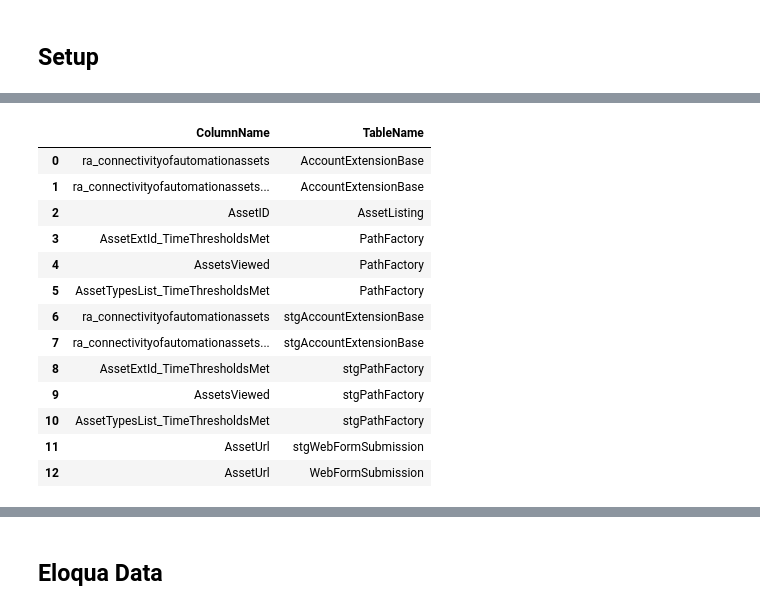
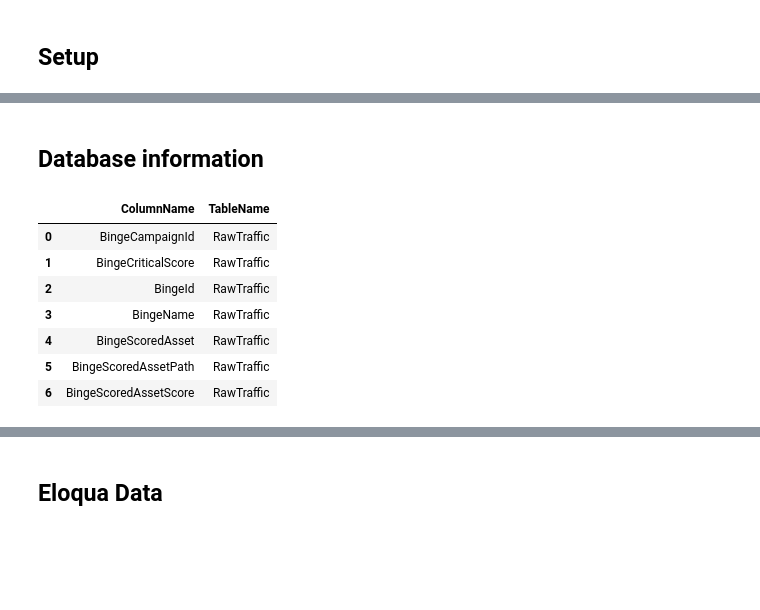
Before and after one commit to wyang-pisrc/ra-mdp, a Jupyter notebook: db/analytics-db.ipynb, the cells around one changed output, grey strips where cells are left out. Cells and saved outputs as stored; diff of their text form; code cells hidden in the pictures; blank space fills up the shorter version.

```diff
--- a/db/analytics-db.ipynb
+++ b/db/analytics-db.ipynb
@@ -9,8 +9,9 @@ import pandas as pd
 server = "sqlsvr-0092-mdp-02.85f8a2f57eaf.database.windows.net"
 database = "Staging"
 username = "pisrc-inkoo"
-with open("./db-pass.secret") as f:
-    password = f.read()
+# with open("./db-pass.secret") as f:
+#     password = f.read()
+password = input("Enter database password: ")
 driver = "ODBC Driver 17 for SQL Server"
 
 engine = sqlalchemy.create_engine(
@@ -31,36 +32,32 @@ Microsoft SQL Azure (RTM) - 12.0.2000.8
+# %% [markdown]
+## Database information
 # %%
 # Search for database column
-column_name = "asset"
+column_name = "binge"
 query_db(
     """
     SELECT
         c.name AS ColumnName,
         t.name AS TableName
     FROM sys.columns c
     JOIN sys.tables t
     ON c.object_id = t.object_id
     WHERE LOWER(c.name) LIKE ?
     ORDER BY
         TableName,
         ColumnName;
     """,
     [f"%{column_name}%"],
 )
 # %% [output]
 |  | ColumnName | TableName |
-| 0 | ra_connectivityofautomationassets | AccountExtensionBase |
-| 1 | ra_connectivityofautomationassets... | AccountExtensionBase |
-| 2 | AssetID | AssetListing |
-| 3 | AssetExtId_TimeThresholdsMet | PathFactory |
-| 4 | AssetsViewed | PathFactory |
-| 5 | AssetTypesList_TimeThresholdsMet | PathFactory |
-| 6 | ra_connectivityofautomationassets | stgAccountExtensionBase |
-| 7 | ra_connectivityofautomationassets... | stgAccountExtensionBase |
-| 8 | AssetExtId_TimeThresholdsMet | stgPathFactory |
-| 9 | AssetsViewed | stgPathFactory |
-| 10 | AssetTypesList_TimeThresholdsMet | stgPathFactory |
-| 11 | AssetUrl | stgWebFormSubmission |
-| 12 | AssetUrl | WebFormSubmission |
+| 0 | BingeCampaignId | RawTraffic |
+| 1 | BingeCriticalScore | RawTraffic |
+| 2 | BingeId | RawTraffic |
+| 3 | BingeName | RawTraffic |
+| 4 | BingeScoredAsset | RawTraffic |
+| 5 | BingeScoredAssetPath | RawTraffic |
+| 6 | BingeScoredAssetScore | RawTraffic |
 # %%
 # newly modified tables
 query_db(
```
Also changed, not shown: parts of 13 cells of this notebook.
